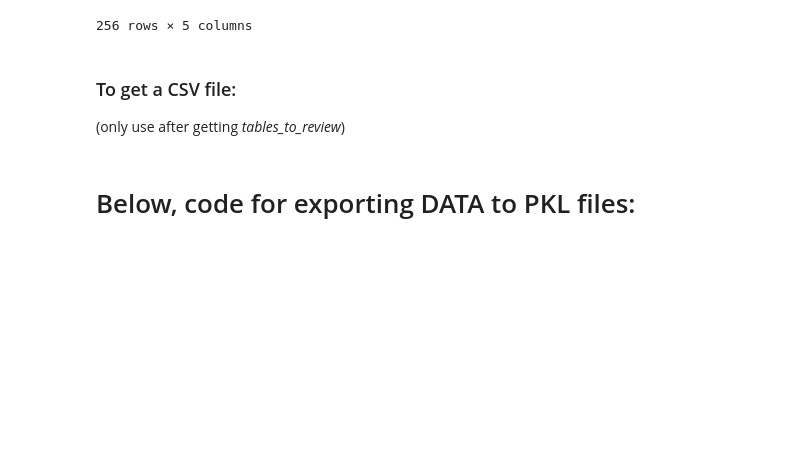
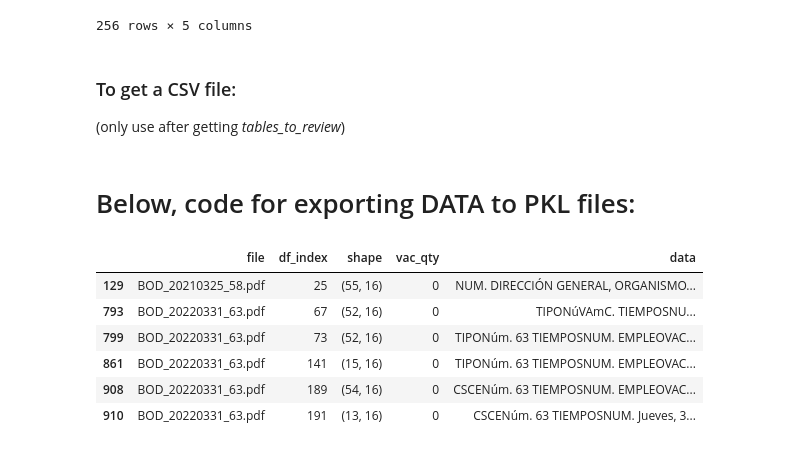
Before and after one commit to jaume-rsl/scraper, a Jupyter notebook: scraper.ipynb, the cells around one changed output. Drawn from its saved outputs; the diff is of its cells as text; code cells hidden in the pictures; blank space fills up the shorter version.

```diff
--- a/scraper.ipynb
+++ b/scraper.ipynb
@@ -368,3 +368,13 @@ vacants.to_pickle(pkld_dir + export_datetime + 'vacants.pkl')
 posts.to_pickle(pkld_dir + export_datetime + 'posts.pkl')
 tables_to_review.to_pickle(pkld_dir + export_datetime + 'toReview.pkl')
 export_info.to_pickle(pkld_dir + export_datetime + 'exportInfo.pkl')
+# %%
+tables_to_review[[t[1] == 16 for t in tables_to_review['shape']]]
+# %% [output]
+|  | file | df_index | shape | vac_qty | data |
+| 129 | BOD_20210325_58.pdf | 25 | (55, 16) | 0 | NUM. DIRECCIÓN GENERAL, ORGANISMO... |
+| 793 | BOD_20220331_63.pdf | 67 | (52, 16) | 0 | TIPONúVAmC. TIEMPOSNU... |
+| 799 | BOD_20220331_63.pdf | 73 | (52, 16) | 0 | TIPONúm. 63 TIEMPOSNUM. EMPLEOVAC... |
+| 861 | BOD_20220331_63.pdf | 141 | (15, 16) | 0 | TIPONúm. 63 TIEMPOSNUM. EMPLEOVAC... |
+| 908 | BOD_20220331_63.pdf | 189 | (54, 16) | 0 | CSCENúm. 63 TIEMPOSNUM. EMPLEOVAC... |
+| 910 | BOD_20220331_63.pdf | 191 | (13, 16) | 0 | CSCENúm. 63 TIEMPOSNUM. Jueves, 3... |
```
